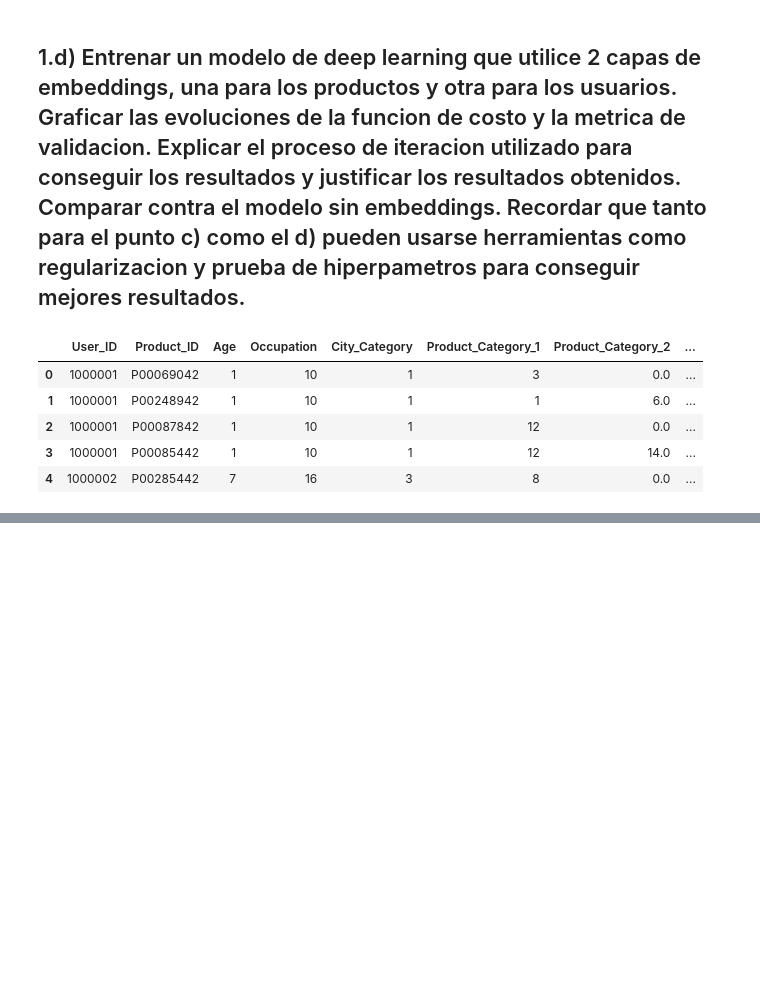
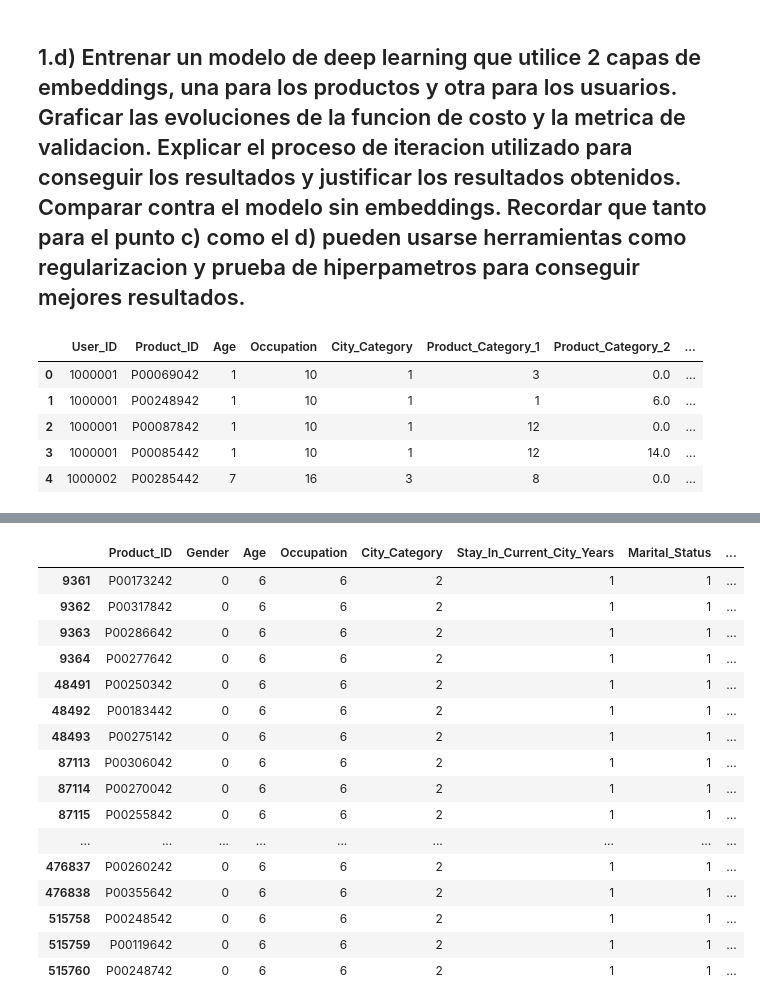
Before and after one commit to jmestanza/deep-learning, a Jupyter notebook: Mestanza-Joaquin-DL-TP Co17.ipynb, the cells around one changed output, grey strips where cells are left out. Cells and saved outputs as stored; diff of their text form; code cells hidden in the pictures; blank space fills up the shorter version.

```diff
--- a/Mestanza-Joaquin-DL-TP Co17.ipynb
+++ b/Mestanza-Joaquin-DL-TP Co17.ipynb
@@ -1616,0 +1624,36 @@ plt.show()
+# %%
+import torch
+from sklearn.metrics.pairwise import cosine_similarity
+
+def suggest_similar_users(model, user_id, user_idx_to_id, n=5):
+    """
+    Sugerir usuarios con comportamientos similares.
+
+    Args:
+        model: El modelo entrenado con embeddings.
+        user_id: ID del usuario para el cual buscar usuarios similares.
+        user_idx_to_id: Diccionario que mapea índices de usuario a sus IDs originales.
+        n: Número de usuarios similares a sugerir.
+
+    Returns:
+        Lista de IDs de usuarios similares.
+    """
+    # Obtener el índice del usuario
+    user_idx = user_id_to_idx[user_id]
+
+    # Extraer los embeddings de la capa del modelo
+    user_embeddings = model.user_embeddings.weight.detach().cpu().numpy()  # Shape: [num_users, embedding_dim]
+
+    # Obtener el embedding del usuario objetivo
+    target_embedding = user_embeddings[user_idx].reshape(1, -1)  # Shape: [1, embedding_dim]
+
+    # Calcular la similitud coseno entre el usuario objetivo y todos los usuarios
+    similarities = cosine_similarity(target_embedding, user_embeddings)[0]  # Shape: [num_users]
+
+    # Obtener los índices de los usuarios más similares
+    similar_user_indices = similarities.argsort()[::-1][1:n+1]  # Excluir al usuario objetivo
+
+    # Convertir índices a IDs de usuario
+    similar_users = [user_idx_to_id[idx] for idx in similar_user_indices]
+
+    return similar_users
@@ -1616,0 +1694,20 @@ plt.show()
+# %%
+new_dataset[new_dataset['User_ID']==similar_users[0]].drop(columns=['User_ID'])
+# %% [output]
+|  | Product_ID | Gender | Age | Occupation | City_Category | Stay_In_Current_City_Years | Marital_Status | ... |
+| 9361 | P00173242 | 0 | 6 | 6 | 2 | 1 | 1 | ... |
+| 9362 | P00317842 | 0 | 6 | 6 | 2 | 1 | 1 | ... |
+| 9363 | P00286642 | 0 | 6 | 6 | 2 | 1 | 1 | ... |
+| 9364 | P00277642 | 0 | 6 | 6 | 2 | 1 | 1 | ... |
+| 48491 | P00250342 | 0 | 6 | 6 | 2 | 1 | 1 | ... |
+| 48492 | P00183442 | 0 | 6 | 6 | 2 | 1 | 1 | ... |
+| 48493 | P00275142 | 0 | 6 | 6 | 2 | 1 | 1 | ... |
+| 87113 | P00306042 | 0 | 6 | 6 | 2 | 1 | 1 | ... |
+| 87114 | P00270042 | 0 | 6 | 6 | 2 | 1 | 1 | ... |
+| 87115 | P00255842 | 0 | 6 | 6 | 2 | 1 | 1 | ... |
+| ... | ... | ... | ... | ... | ... | ... | ... | ... |
+| 476837 | P00260242 | 0 | 6 | 6 | 2 | 1 | 1 | ... |
+| 476838 | P00355642 | 0 | 6 | 6 | 2 | 1 | 1 | ... |
+| 515758 | P00248542 | 0 | 6 | 6 | 2 | 1 | 1 | ... |
+| 515759 | P00119642 | 0 | 6 | 6 | 2 | 1 | 1 | ... |
+| 515760 | P00248742 | 0 | 6 | 6 | 2 | 1 | 1 | ... |
```
Also changed, not shown: parts of 11 cells of this notebook.
